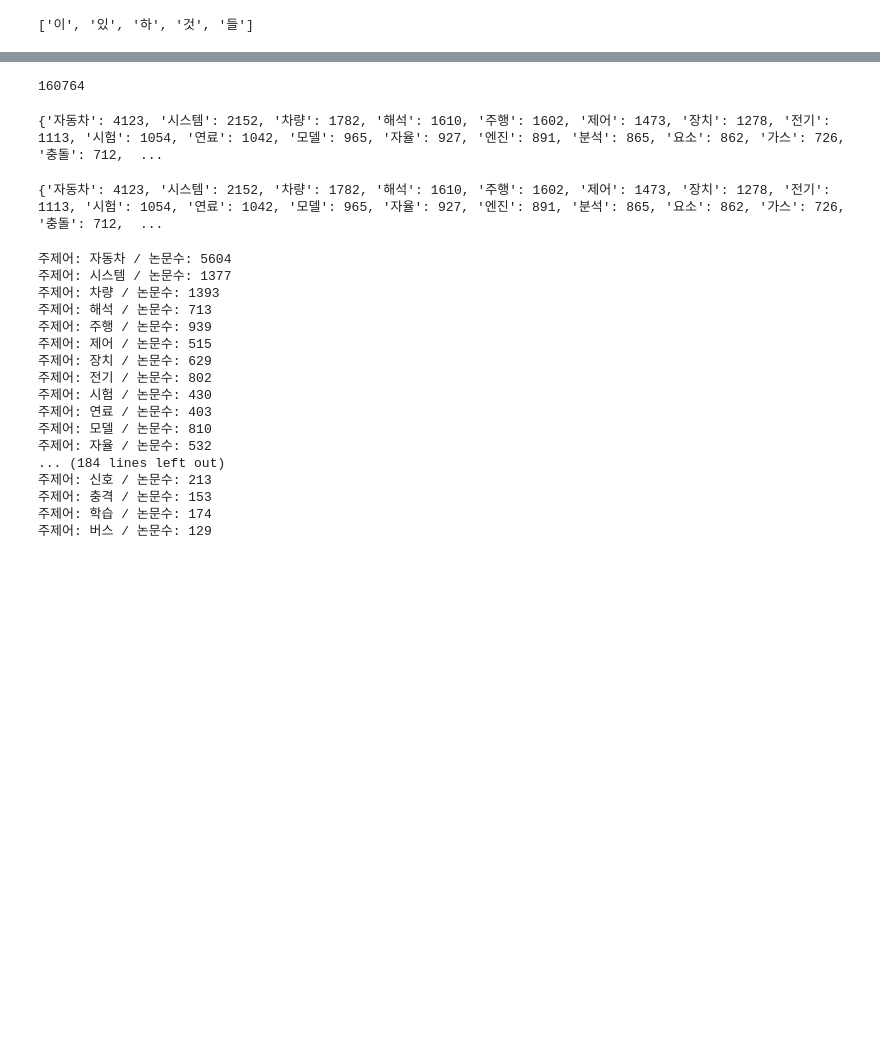
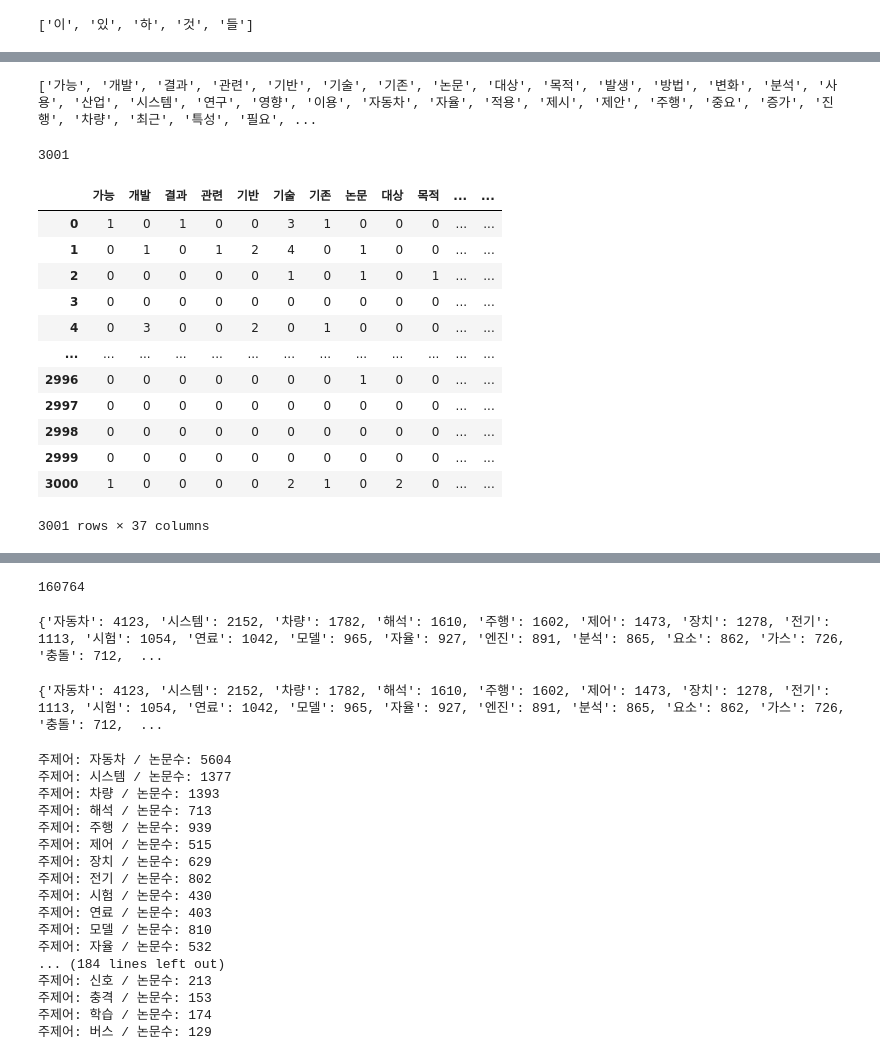
Before and after one commit to orchestrateam/weekend, a Jupyter notebook: minproj_min.ipynb, the cells around one changed output, grey strips where cells are left out. Drawn from its saved outputs; the diff is of its cells as text; code cells hidden in the pictures; blank space fills up the shorter version.

```diff
--- a/minproj_min.ipynb
+++ b/minproj_min.ipynb
@@ -157,8 +159,7 @@ dataset['작성언어'].value_counts()
 # %%
 #분석대상 항목으로 발행연도, 제목, 주제어, 국문 초록 (Abstract)을 선택하고 컬럼명을 영문으로 변경함
-
-dataset_1 = dataset.loc[:, ['발행연도', '제목', '주제어', '국문 초록 (Abstract)', '다국어 초록 (Multilingual Abstract)']]
-dataset_1 = dataset_1.rename({'발행연도':'year', '제목':'title', '주제어':'keyword', '국문 초록 (Abstract)':'abstract_old', '다국어 초록 (Multilingual Abstract)':'others'}, axis=1)
+dataset_1 = dataset.loc[:, ['발행연도', '제목', '저자', '발행기관', '학술지명', '주제어', '국문 초록 (Abstract)', '다국어 초록 (Multilingual Abstract)']]
+dataset_1 = dataset_1.rename({'발행연도':'year', '제목':'title', '저자':'author', '발행기관':'publisher', '학술지명':'journal', '주제어':'keyword', '국문 초록 (Abstract)':'abstract_old', '다국어 초록 (Multilingual Abstract)':'others'}, axis=1)
 # %%
 dataset_1.info()
 # %% [output]
@@ -258,3 +309,9 @@ def tokenizer_by_mecab(raw, pos=["NNG","NNP","NP", "VV"], stopword=stop_words):
 # %%
-#dataset_3 = dataset_2[dataset_2['year'] >= 2010]
-rawdata = dataset_2["abstract"].tolist()
+#2018년 이후 논문
+dataset_3 = dataset_2[dataset_2['year'] >= 2018]
+
+p = re.compile('[ㄱ-하ㅏ-ㅣ가-힣]+')
+
+#인덱스 reset
+dataset_3 = dataset_3.reset_index()
+rawdata = dataset_3["abstract"].tolist()
@@ -265,7 +329,13 @@ len(rawdata)
 # %%
-vect = CountVectorizer(min_df=3, tokenizer=tokenizer_by_kkma)
+import time
+start = time.time()
+
+vect = CountVectorizer(min_df=0.1, tokenizer=tokenizer_by_mecab)
 result = vect.fit_transform(rawdata)
 print(
     'fit_transform, (sentence {}, feature {})'.format(result.shape[0], result.shape[1])
 )
+
+end = time.time()
+print(f'총 소요시간: {end-start}초')
 # %% [output]
@@ -272,0 +374,27 @@ fit_transform, (sentence 20425, feature 4706)
+# %%
+# 문장에서 뽑아낸 feature 들의 Dictionary
+features = vect.get_feature_names()
+print(features)
+# %% [output]
+['가능', '개발', '결과', '관련', '기반', '기술', '기존', '논문', '대상', '목적', '발생', '방법', '변화', '분석', '사용', '산업', '시스템', '연구', '영향', '이용', '자동차', '자율', '적용', '제시', '제안', '주행', '중요', '증가', '진행', '차량', '최근', '특성', '필요', ...
+# %%
+print(len(result.toarray()))
+# %% [output]
+3001
+# %%
+result_frame = pd.DataFrame(result_array, columns=features)
+result_frame
+# %% [output]
+|  | 가능 | 개발 | 결과 | 관련 | 기반 | 기술 | 기존 | 논문 | 대상 | 목적 | ... | ... |
+| 0 | 1 | 0 | 1 | 0 | 0 | 3 | 1 | 0 | 0 | 0 | ... | ... |
+| 1 | 0 | 1 | 0 | 1 | 2 | 4 | 0 | 1 | 0 | 0 | ... | ... |
+| 2 | 0 | 0 | 0 | 0 | 0 | 1 | 0 | 1 | 0 | 1 | ... | ... |
+| 3 | 0 | 0 | 0 | 0 | 0 | 0 | 0 | 0 | 0 | 0 | ... | ... |
+| 4 | 0 | 3 | 0 | 0 | 2 | 0 | 1 | 0 | 0 | 0 | ... | ... |
+| ... | ... | ... | ... | ... | ... | ... | ... | ... | ... | ... | ... | ... |
+| 2996 | 0 | 0 | 0 | 0 | 0 | 0 | 0 | 1 | 0 | 0 | ... | ... |
+| 2997 | 0 | 0 | 0 | 0 | 0 | 0 | 0 | 0 | 0 | 0 | ... | ... |
+| 2998 | 0 | 0 | 0 | 0 | 0 | 0 | 0 | 0 | 0 | 0 | ... | ... |
+| 2999 | 0 | 0 | 0 | 0 | 0 | 0 | 0 | 0 | 0 | 0 | ... | ... |
+| 3000 | 1 | 0 | 0 | 0 | 0 | 2 | 1 | 0 | 2 | 0 | ... | ... |
+3001 rows × 37 columns
```
Also changed, not shown: parts of 24 cells of this notebook, 1 other file.
